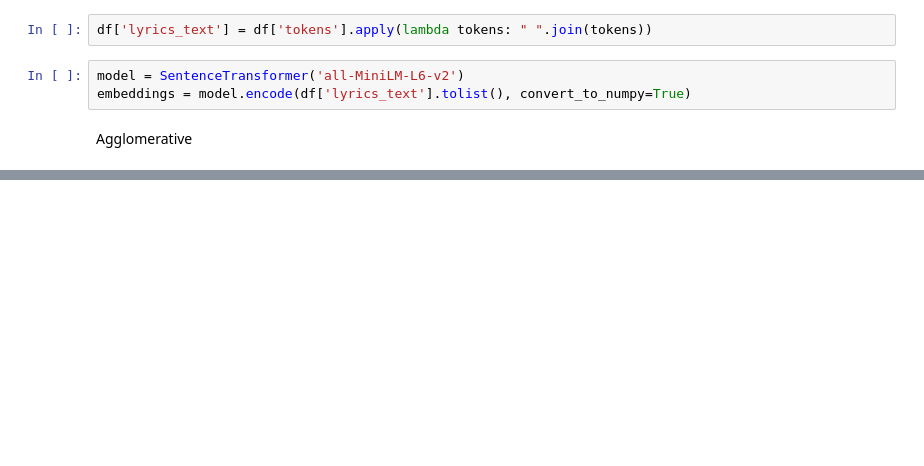
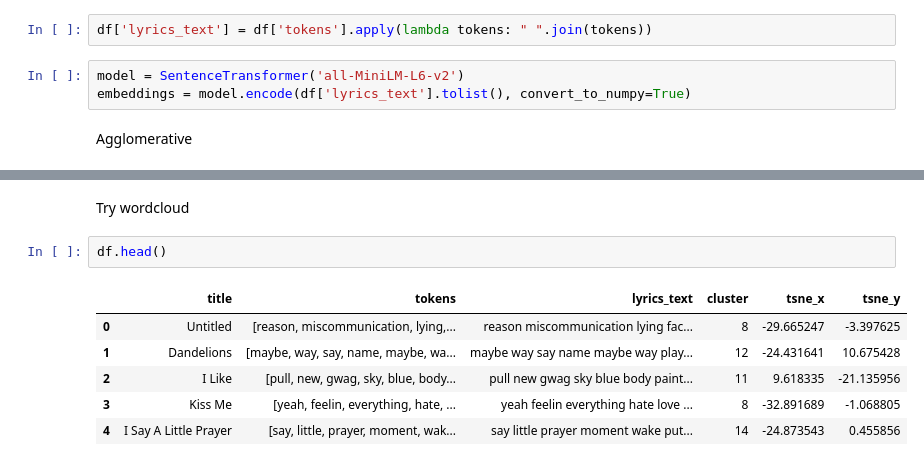
Before and after one commit to ahmadhanif3/songs-lyrics-clustering, a Jupyter notebook: modeling.ipynb, the cells around one changed output, grey strips where cells are left out. Cells and saved outputs as stored; diff of their text form; blank space fills up the shorter version.

```diff
--- a/modeling.ipynb
+++ b/modeling.ipynb
@@ -133,0 +147,11 @@ plt.show()
+# %% [markdown]
+Try wordcloud
+# %%
+df.head()
+# %% [output]
+|  | title | tokens | lyrics_text | cluster | tsne_x | tsne_y |
+| 0 | Untitled | [reason, miscommunication, lying,... | reason miscommunication lying fac... | 8 | -29.665247 | -3.397625 |
+| 1 | Dandelions | [maybe, way, say, name, maybe, wa... | maybe way say name maybe way play... | 12 | -24.431641 | 10.675428 |
+| 2 | I Like | [pull, new, gwag, sky, blue, body... | pull new gwag sky blue body paint... | 11 | 9.618335 | -21.135956 |
+| 3 | Kiss Me | [yeah, feelin, everything, hate, ... | yeah feelin everything hate love ... | 8 | -32.891689 | -1.068805 |
+| 4 | I Say A Little Prayer | [say, little, prayer, moment, wak... | say little prayer moment wake put... | 14 | -24.873543 | 0.455856 |
```
Also changed, not shown: parts of 13 cells of this notebook.
